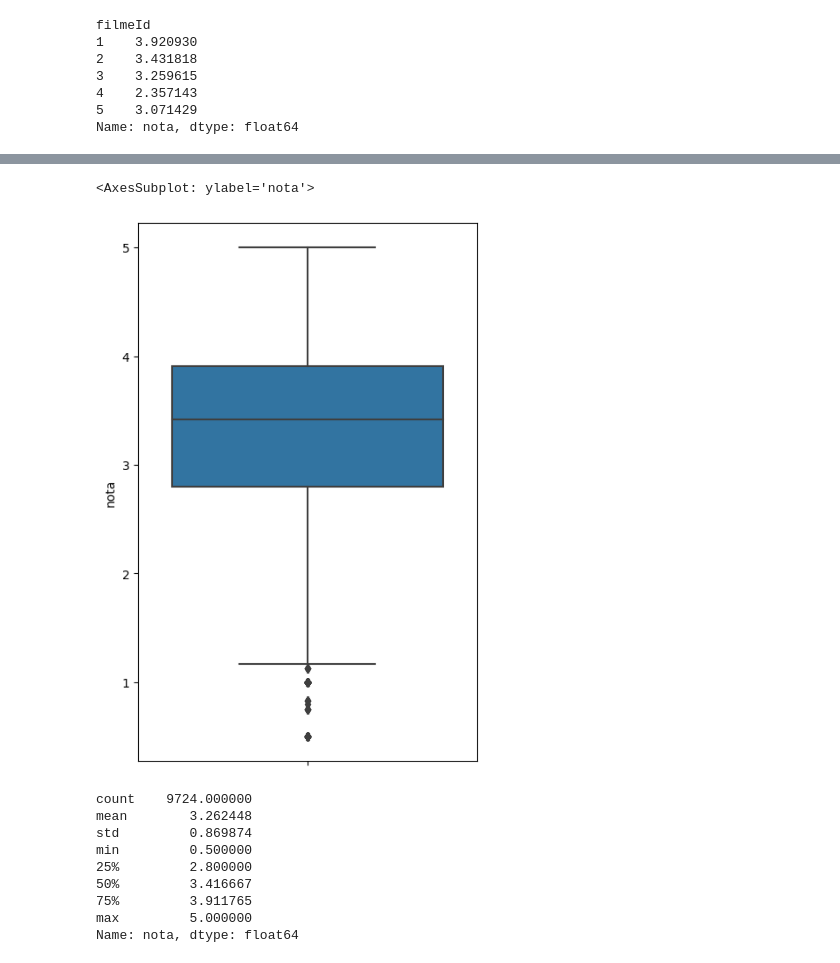
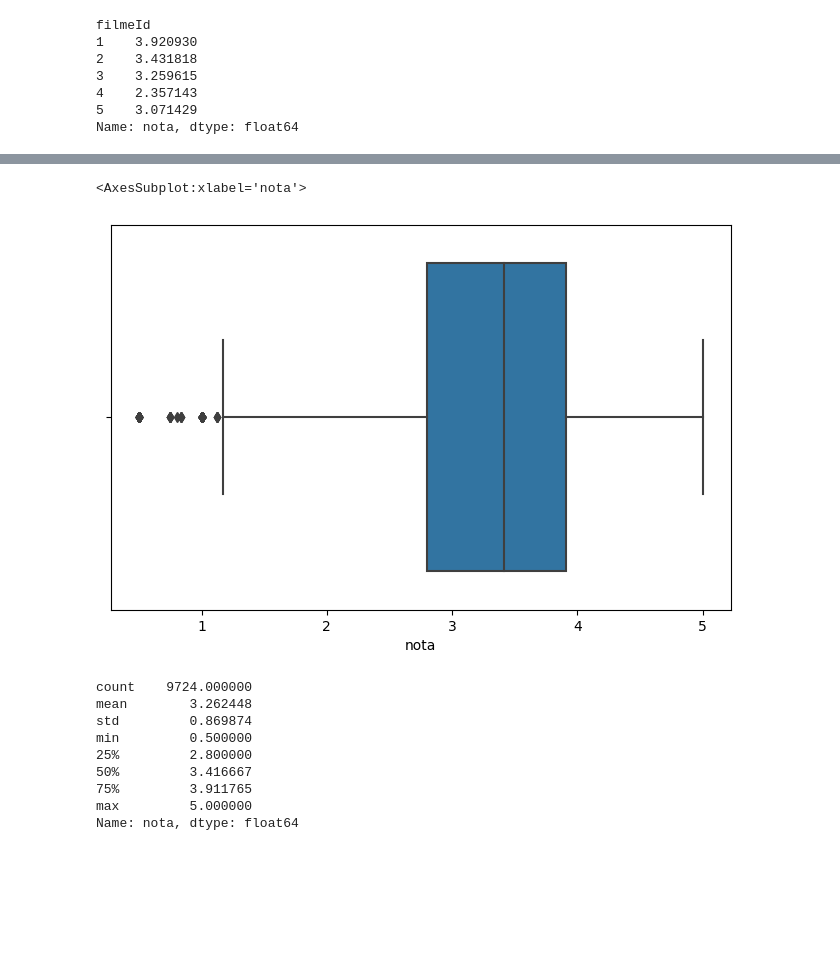
Before and after one commit to dgeison/ds_avaliacao_filmes, a Jupyter notebook: ds Filmes.ipynb, the cells around one changed output, grey strips where cells are left out. Saved outputs shown, nothing was run; the diff lists cells and outputs as text; code cells hidden in the pictures; blank space fills up the shorter version.

```diff
--- a/ds Filmes.ipynb
+++ b/ds Filmes.ipynb
@@ -161,8 +196,9 @@ medias_por_filme.plot(kind='hist')
 [figure]
 # %%
-plt.figure(figsize=(5,8))
-sns.boxplot(y=medias_por_filme)
+# Visualização das notas por boxplot
+plt.figure(figsize=(8,5))
+sns.boxplot(x=medias_por_filme)
 # %% [output]
-<AxesSubplot: ylabel='nota'>
+<AxesSubplot:xlabel='nota'>
-[figure, old version]
+[figure, new version]
 # %%
```
Also changed, not shown: parts of 49 cells of this notebook, 1 other file.
